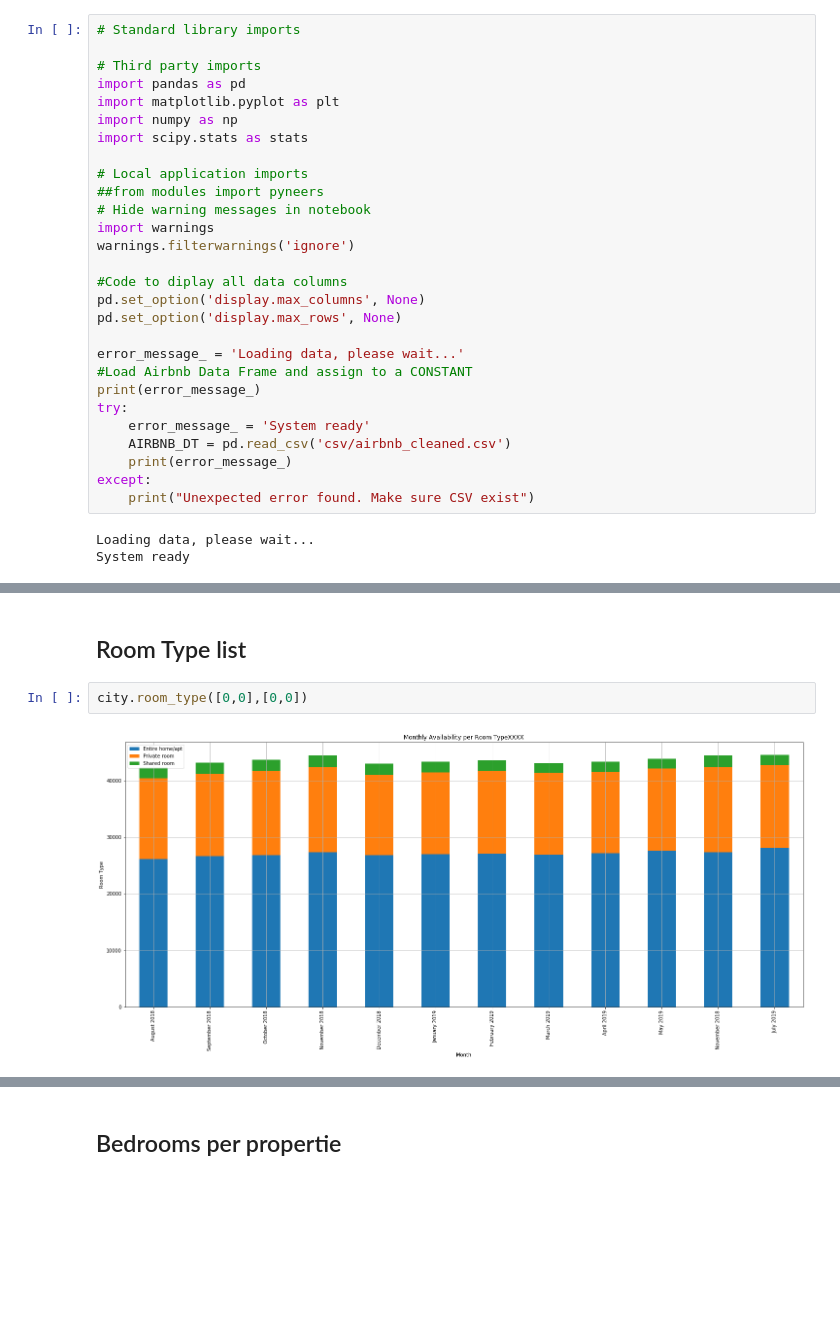
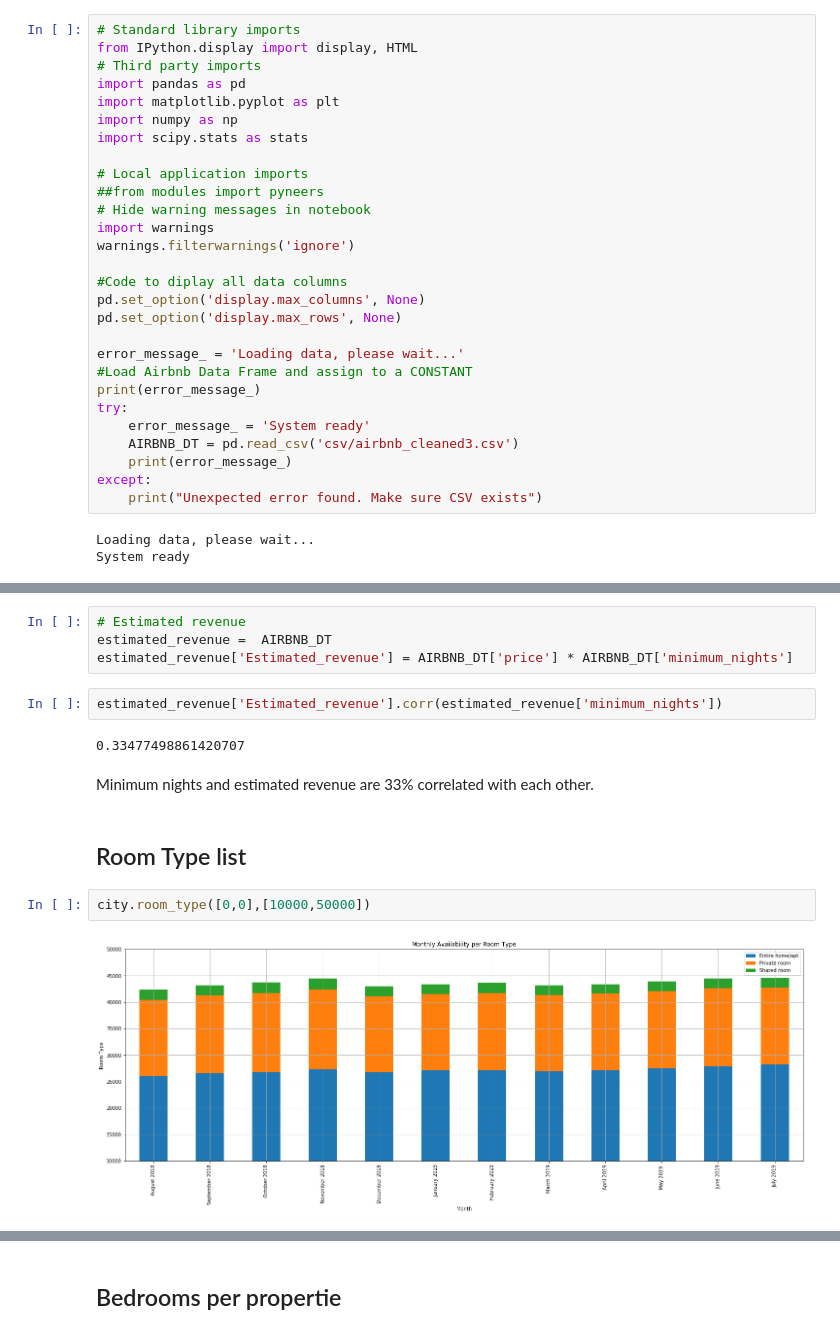
Before and after one commit to jorgelmarquez94/Project1, a Jupyter notebook: Airbnb_Front_End.ipynb, the cells around one changed output, grey strips where cells are left out. Drawn from its saved outputs; the diff is of its cells as text; blank space fills up the shorter version.

Commit message:
Airbnb module - Version 9

```diff
--- a/Airbnb_Front_End.ipynb
+++ b/Airbnb_Front_End.ipynb
@@ -6,6 +34,6 @@ You do not have to follow them exactly, but they are included to help you think
 # %%
 # Standard library imports
-
+from IPython.display import display, HTML
 # Third party imports
 import pandas as pd
 import matplotlib.pyplot as plt
@@ -27,10 +55,10 @@ error_message_ = 'Loading data, please wait...'
 print(error_message_)
 try:
     error_message_ = 'System ready'
-    AIRBNB_DT = pd.read_csv('csv/airbnb_cleaned.csv')
+    AIRBNB_DT = pd.read_csv('csv/airbnb_cleaned3.csv')
     print(error_message_)
 except:
-    print("Unexpected error found. Make sure CSV exist")
+    print("Unexpected error found. Make sure CSV exists")
 # %% [output]
 Loading data, please wait...
 System ready
@@ -352,6 +516,16 @@ city.bins_nights()
+# %%
+# Estimated revenue
+estimated_revenue =  AIRBNB_DT
+estimated_revenue['Estimated_revenue'] = AIRBNB_DT['price'] * AIRBNB_DT['minimum_nights']
+# %%
+estimated_revenue['Estimated_revenue'].corr(estimated_revenue['minimum_nights'])
+# %% [output]
+0.33477498861420707
+# %% [markdown]
+Minimum nights and estimated revenue are 33% correlated with each other.
 # %% [markdown]
 ## Room Type list
 # %%
-city.room_type([0,0],[0,0])
+city.room_type([0,0],[10000,50000])
 # %% [output]
-[figure, old version]
+[figure, new version]
```
Also changed, not shown: parts of 55 cells of this notebook.
